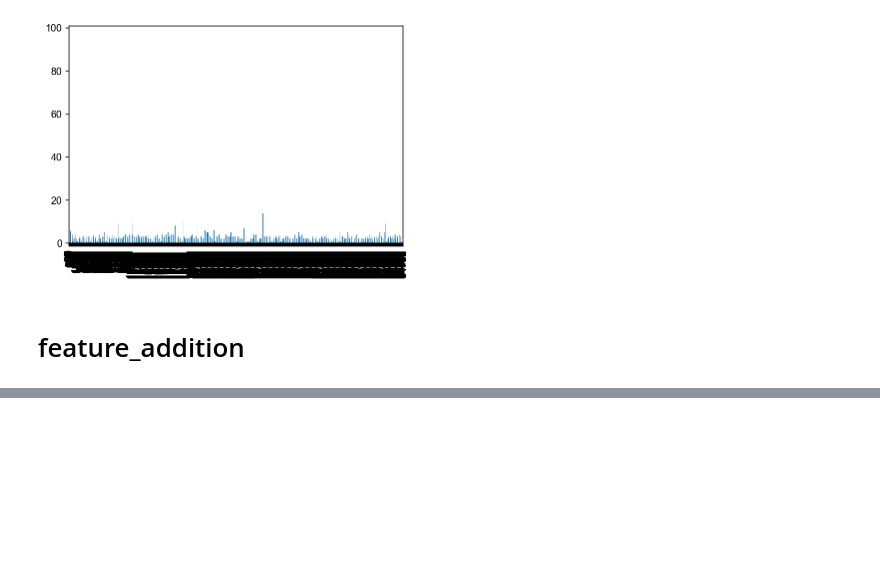
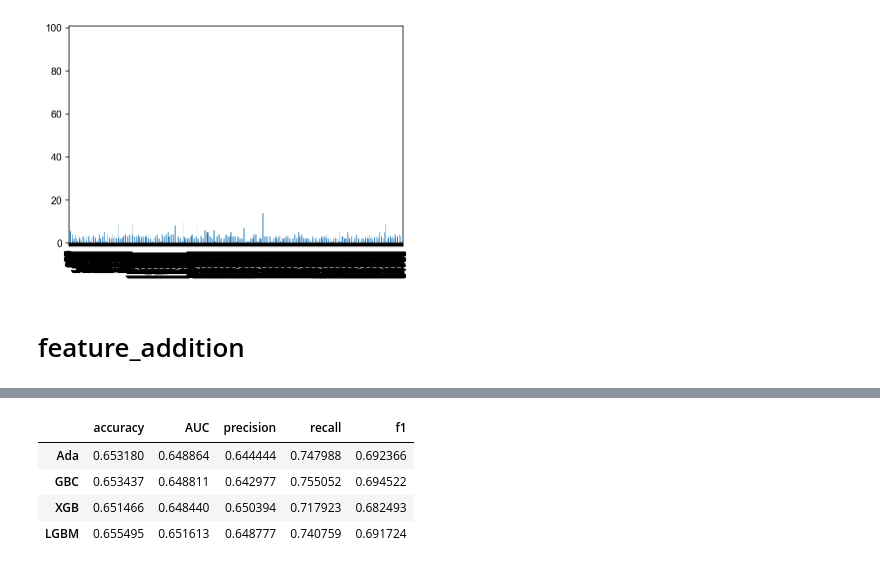
Before and after one commit to dss-14th/ml-repo-3, a Jupyter notebook: data_Nth_preprocessing.ipynb, the cells around one changed output, grey strips where cells are left out. Cells and saved outputs as stored; diff of their text form; code cells hidden in the pictures; blank space fills up the shorter version.

Commit message:
add Nth preprocessing feature_selection part

```diff
--- a/data_Nth_preprocessing.ipynb
+++ b/data_Nth_preprocessing.ipynb
@@ -934,0 +939,3 @@ df_18['familysize'].plot(kind='bar')
+# %%
+df_origin = pd.read_csv('./MACH_data/data.csv',delimiter='\t')
+df_origin.tail()
@@ -934,0 +950,4 @@ df_18['familysize'].plot(kind='bar')
+# %%
+df_ori = pre_1.preprocessing1(df_origin)
+# %%
+X_train, X_test, y_train, y_test = df_ori.pre1()
@@ -934,0 +1067,2 @@ df_18['familysize'].plot(kind='bar')
+# %%
+data_1 = Nth.preprocessing_Nth(X_train, X_test, y_train, y_test)
@@ -934,0 +1086,8 @@ df_18['familysize'].plot(kind='bar')
+# %%
+data_1.feature_selection(results=True)
+# %% [output]
+|  | accuracy | AUC | precision | recall | f1 |
+| Ada | 0.653180 | 0.648864 | 0.644444 | 0.747988 | 0.692366 |
+| GBC | 0.653437 | 0.648811 | 0.642977 | 0.755052 | 0.694522 |
+| XGB | 0.651466 | 0.648440 | 0.650394 | 0.717923 | 0.682493 |
+| LGBM | 0.655495 | 0.651613 | 0.648777 | 0.740759 | 0.691724 |
```
Also changed, not shown: parts of 10 cells of this notebook, 1 other file.
